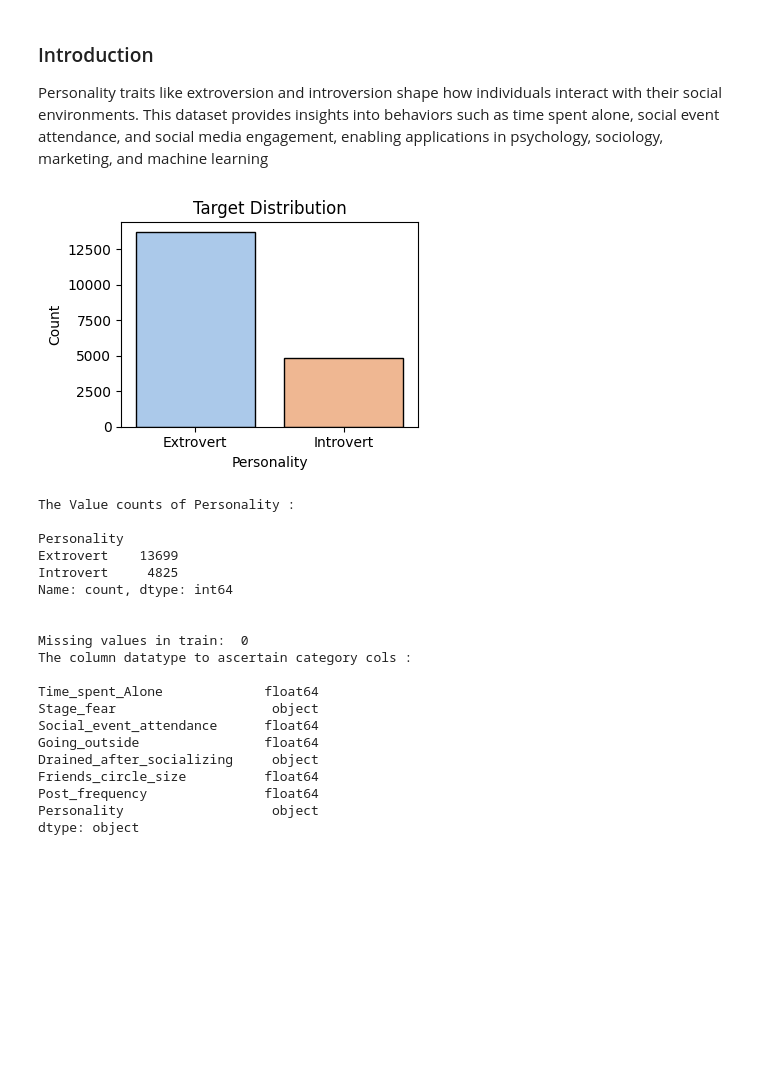
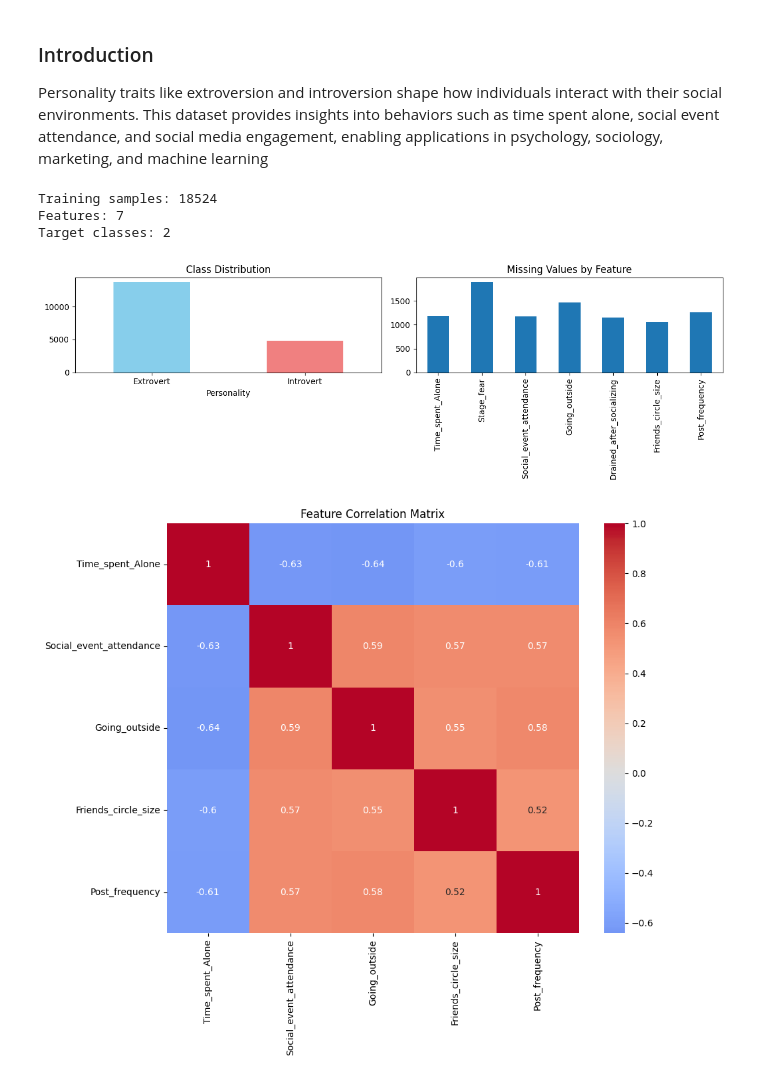
Before and after one commit to MonuSingh16/code-blogs-articles, a Jupyter notebook: short-projects-compts/s05e07-introverts-extroverts.ipynb, the cells around one changed output. Cells and saved outputs as stored; diff of their text form; code cells hidden in the pictures; blank space fills up the shorter version.

Commit message:
wip in this intro vs extor project

```diff
--- a/short-projects-compts/s05e07-introverts-extroverts.ipynb
+++ b/short-projects-compts/s05e07-introverts-extroverts.ipynb
@@ -32,43 +52,47 @@ class CFG:
 # %%
-train = pd.read_csv(CFG.train_path, index_col='id')
-test = pd.read_csv(CFG.test_path, index_col='id')
-submissions = pd.read_csv(CFG.sub_path, index_col='id')
+def comprehensive_eda(train_df, target_col='Personality'):
+    """Perform comprehensive EDA to understand data patterns"""
 
-plt.figure(figsize=(4, 3)) # setting size of figure.
-sns.countplot(x='Personality', data=train, palette='pastel', edgecolor='black')
-plt.title('Target Distribution', fontsize=12)
-plt.xlabel('Personality', fontsize=10)
-plt.ylabel('Count', fontsize=10)
+    print(f"Training samples: {len(train_df)}")
+    print(f"Features: {len(train_df.columns) - 1}")
+    print(f"Target classes: {train_df[target_col].nunique()}")
 
-plt.tight_layout()
-plt.show()
+    # Class distribution
+    plt.figure(figsize=(12, 4))
 
-print(f"The Value counts of Personality : \n\n{train['Personality'].value_counts()}\n")
+    plt.subplot(1, 2, 1) # (1 row, 2 columns, 1st plot)
+    train_df[target_col].value_counts().plot(kind='bar', color=['skyblue', 'lightcoral'])
+    plt.title('Class Distribution')
+    plt.xticks(rotation=0)
 
-# EDA: Missing Values - Use of CatBoost, LGBM, XG Boost can handle NaNs
-print("\nMissing values in train: ", train['Personality'].isnull().sum())
+    # Missing values heatmap
+    plt.subplot(1, 2, 2) # (1 row, 2 columns, 2nd plot)
+    missing_data = train_df.isnull().sum()
+    if missing_data.sum() > 0:
+        missing_data[missing_data > 0].plot(kind='bar')
+        plt.title('Missing Values by Feature')
+    else:
+        plt.text(0.5, 0.5, 'No Missing Values', ha='center', va='center', fontsize=14)
+        plt.title('Missing Values Check')
 
-print(f"The column datatype to ascertain category cols : \n\n{train.dtypes}")
+    plt.tight_layout()
+    plt.show()
+
+    # Feature correlations with target
+    numeric_cols = train_df.select_dtypes(include=[np.number]).columns
+    if len(numeric_cols) > 1:
+        plt.figure(figsize=(10, 8)) # figure means 10 inches by 8 inches
+        correlation_matrix = train_df[numeric_cols].corr()
+        sns.heatmap(correlation_matrix, annot=True, cmap='coolwarm', center=0)
+        plt.title('Feature Correlation Matrix')
+        plt.show()
+
+# Apply enhanced EDA
+comprehensive_eda(train)
 # %% [output]
+Training samples: 18524
+Features: 7
+Target classes: 2
-[figure, old version]
+[figure, new version]
-The Value counts of Personality :
-
-Personality
-Extrovert    13699
-Introvert     4825
-Name: count, dtype: int64
-
-
-Missing values in train:  0
-The column datatype to ascertain category cols :
-
-Time_spent_Alone             float64
-Stage_fear                    object
-Social_event_attendance      float64
-Going_outside                float64
-Drained_after_socializing     object
-Friends_circle_size          float64
-Post_frequency               float64
-Personality                   object
-dtype: object
+[figure, added]
 # %%
```
Also changed, not shown: parts of 9 cells of this notebook, 2 other files.
